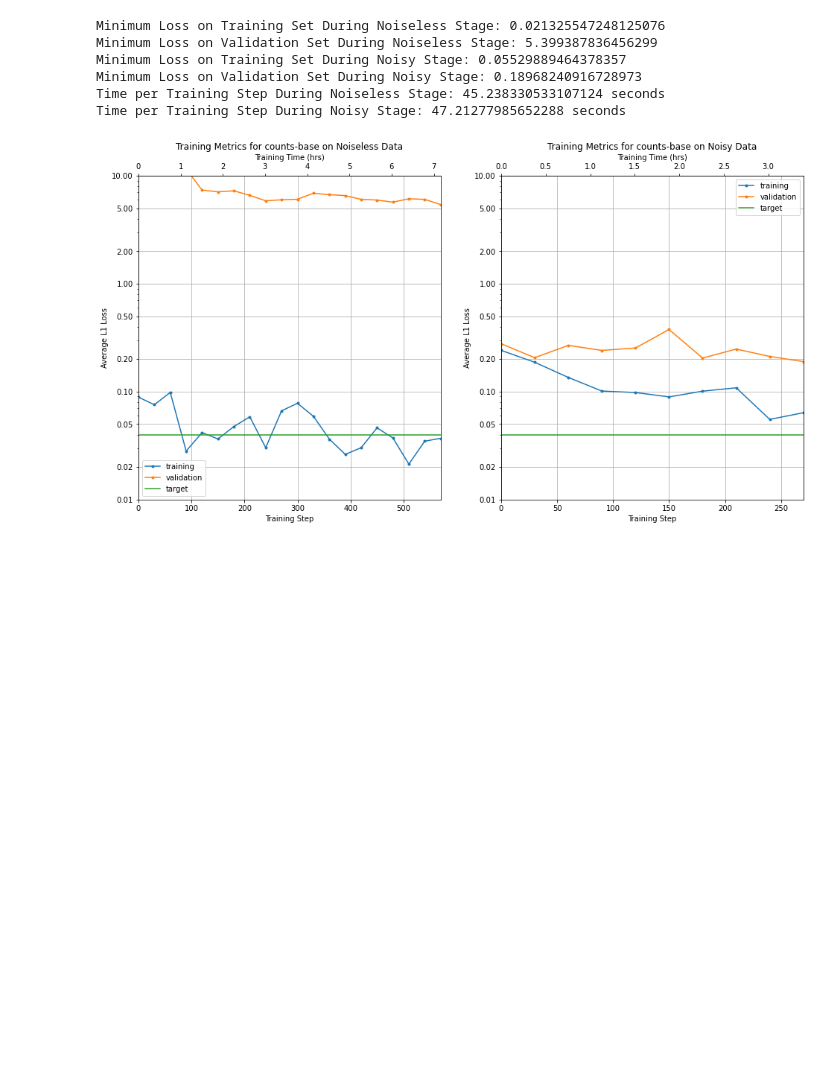
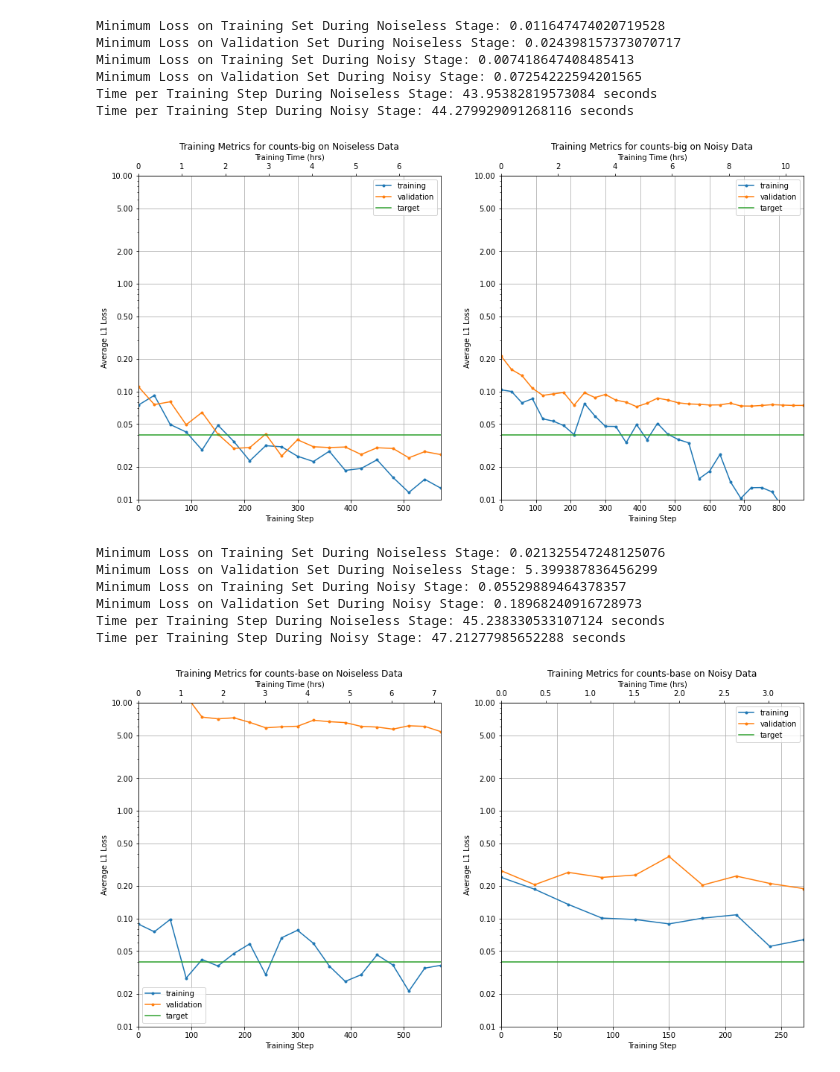
Before and after one commit to adiraju21s/deep_dss, a Jupyter notebook: notebooks/8_8- 6 Models Analysis.ipynb, the cells around one changed output. Drawn from its saved outputs; the diff is of its cells as text; code cells hidden in the pictures; blank space fills up the shorter version.

```diff
--- a/notebooks/8_8- 6 Models Analysis.ipynb
+++ b/notebooks/8_8- 6 Models Analysis.ipynb
@@ -44,6 +55,16 @@ def plot_metrics(exp_name, order=2, nmaps=10, batch_size=16):
     print("Minimum Loss on Validation Set During Noisy Stage: {}".format(np.min(path_2["lval"])))
     print("Time per Training Step During Noiseless Stage: {} seconds".format(path_1["t"]))
     print("Time per Training Step During Noisy Stage: {} seconds".format(path_2["t"]))
+# %%
+plot_metrics("counts-big")
+# %% [output]
+Minimum Loss on Training Set During Noiseless Stage: 0.011647474020719528
+Minimum Loss on Validation Set During Noiseless Stage: 0.024398157373070717
+Minimum Loss on Training Set During Noisy Stage: 0.007418647408485413
+Minimum Loss on Validation Set During Noisy Stage: 0.07254222594201565
+Time per Training Step During Noiseless Stage: 43.95382819573084 seconds
+Time per Training Step During Noisy Stage: 44.279929091268116 seconds
+[figure, added]
 # %%
 plot_metrics("counts-base")
 # %% [output]
```
Also changed, not shown: parts of 1 cell of this notebook, 21 other files.
